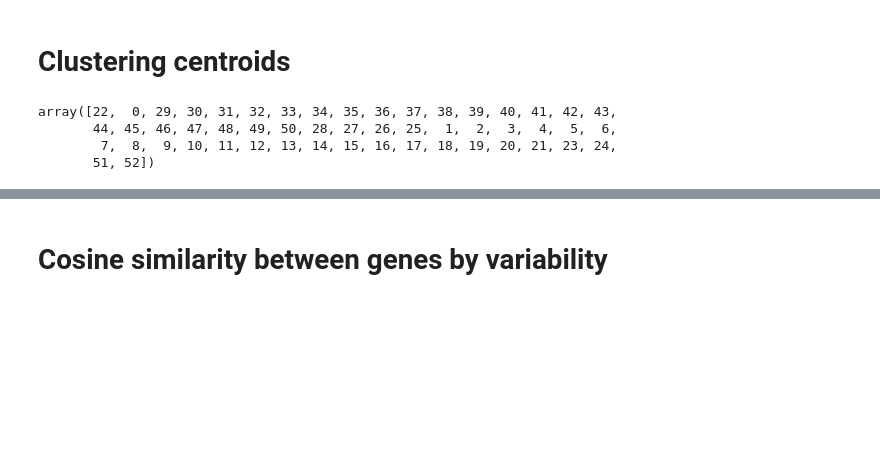
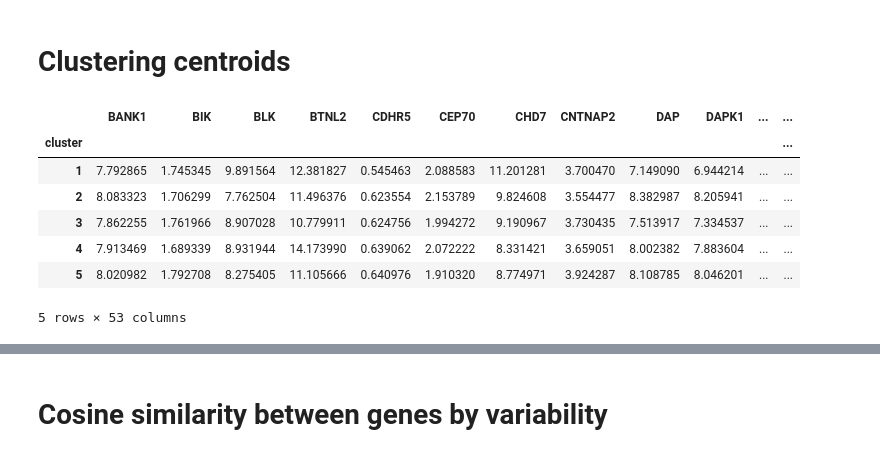
Before and after one commit to NCBI-Codeathons/SLEuth, a Jupyter notebook: notebooks/gene_feature_selection_from_cluster_results.ipynb, the cells around one changed output, grey strips where cells are left out. Cells and saved outputs as stored; diff of their text form; code cells hidden in the pictures; blank space fills up the shorter version.

```diff
--- a/notebooks/gene_feature_selection_from_cluster_results.ipynb
+++ b/notebooks/gene_feature_selection_from_cluster_results.ipynb
@@ -90,10 +69,14 @@ for cluster in range(lr.coef_.shape[0]):
 gene_proj_scores_by_cluster = patient_gene_proj_scores.join(sample_cluster)
 gene_proj_scores_cluster_means = gene_proj_scores_by_cluster.groupby("cluster").agg("mean")
 gene_center_mean = patient_gene_proj_scores.mean(axis=0)
-# %%
-gene_cluster_sorted
-# %% [output]
-array([22,  0, 29, 30, 31, 32, 33, 34, 35, 36, 37, 38, 39, 40, 41, 42, 43,
-       44, 45, 46, 47, 48, 49, 50, 28, 27, 26, 25,  1,  2,  3,  4,  5,  6,
-        7,  8,  9, 10, 11, 12, 13, 14, 15, 16, 17, 18, 19, 20, 21, 23, 24,
-       51, 52])
+# %%
+gene_proj_scores_cluster_means
+# %% [output]
+|  | BANK1 | BIK | BLK | BTNL2 | CDHR5 | CEP70 | CHD7 | CNTNAP2 | DAP | DAPK1 | ... | ... |
+| cluster |  |  |  |  |  |  |  |  |  |  |  | ... |
+| 1 | 7.792865 | 1.745345 | 9.891564 | 12.381827 | 0.545463 | 2.088583 | 11.201281 | 3.700470 | 7.149090 | 6.944214 | ... | ... |
+| 2 | 8.083323 | 1.706299 | 7.762504 | 11.496376 | 0.623554 | 2.153789 | 9.824608 | 3.554477 | 8.382987 | 8.205941 | ... | ... |
+| 3 | 7.862255 | 1.761966 | 8.907028 | 10.779911 | 0.624756 | 1.994272 | 9.190967 | 3.730435 | 7.513917 | 7.334537 | ... | ... |
+| 4 | 7.913469 | 1.689339 | 8.931944 | 14.173990 | 0.639062 | 2.072222 | 8.331421 | 3.659051 | 8.002382 | 7.883604 | ... | ... |
+| 5 | 8.020982 | 1.792708 | 8.275405 | 11.105666 | 0.640976 | 1.910320 | 8.774971 | 3.924287 | 8.108785 | 8.046201 | ... | ... |
+5 rows × 53 columns
```
Also changed, not shown: parts of 13 cells of this notebook, 22 other files.
